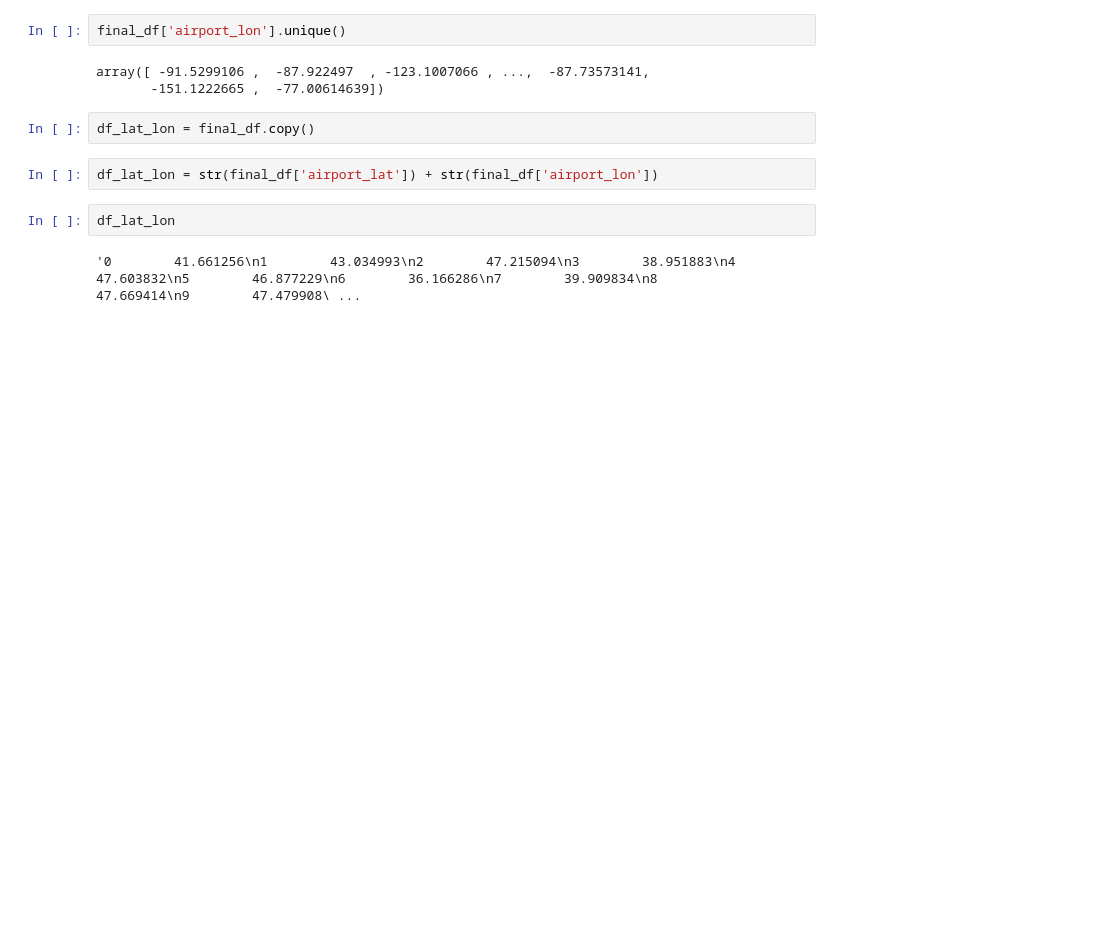
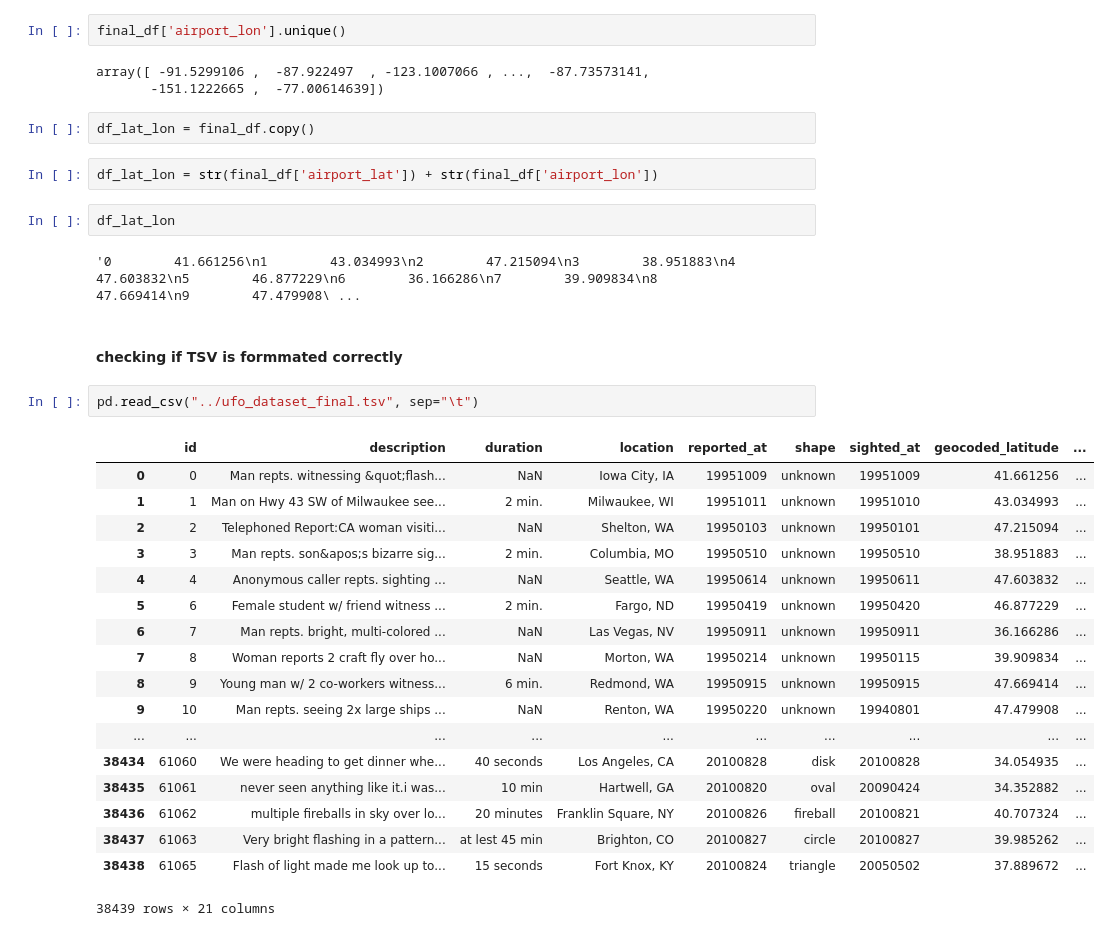
Before and after one commit to sanjay920/UFO_data, a Jupyter notebook: merge_data/Merge all datasets.ipynb, the cells around one changed output. Saved outputs shown, nothing was run; the diff lists cells and outputs as text; blank space fills up the shorter version.

Commit message:
TSV sanity check

```diff
--- a/merge_data/Merge all datasets.ipynb
+++ b/merge_data/Merge all datasets.ipynb
@@ -212,3 +212,26 @@ df_lat_lon = str(final_df['airport_lat']) + str(final_df['airport_lon'])
 df_lat_lon
 # %% [output]
 '0        41.661256\n1        43.034993\n2        47.215094\n3        38.951883\n4        47.603832\n5        46.877229\n6        36.166286\n7        39.909834\n8        47.669414\n9        47.479908\ ...
+# %% [markdown]
+#### checking if TSV is formmated correctly
+# %%
+pd.read_csv("../ufo_dataset_final.tsv", sep="\t")
+# %% [output]
+|  | id | description | duration | location | reported_at | shape | sighted_at | geocoded_latitude | ... |
+| 0 | 0 | Man repts. witnessing &quot;flash... | NaN | Iowa City, IA | 19951009 | unknown | 19951009 | 41.661256 | ... |
+| 1 | 1 | Man on Hwy 43 SW of Milwaukee see... | 2 min. | Milwaukee, WI | 19951011 | unknown | 19951010 | 43.034993 | ... |
+| 2 | 2 | Telephoned Report:CA woman visiti... | NaN | Shelton, WA | 19950103 | unknown | 19950101 | 47.215094 | ... |
+| 3 | 3 | Man repts. son&apos;s bizarre sig... | 2 min. | Columbia, MO | 19950510 | unknown | 19950510 | 38.951883 | ... |
+| 4 | 4 | Anonymous caller repts. sighting ... | NaN | Seattle, WA | 19950614 | unknown | 19950611 | 47.603832 | ... |
+| 5 | 6 | Female student w/ friend witness ... | 2 min. | Fargo, ND | 19950419 | unknown | 19950420 | 46.877229 | ... |
+| 6 | 7 | Man repts. bright, multi-colored ... | NaN | Las Vegas, NV | 19950911 | unknown | 19950911 | 36.166286 | ... |
+| 7 | 8 | Woman reports 2 craft fly over ho... | NaN | Morton, WA | 19950214 | unknown | 19950115 | 39.909834 | ... |
+| 8 | 9 | Young man w/ 2 co-workers witness... | 6 min. | Redmond, WA | 19950915 | unknown | 19950915 | 47.669414 | ... |
+| 9 | 10 | Man repts. seeing 2x large ships ... | NaN | Renton, WA | 19950220 | unknown | 19940801 | 47.479908 | ... |
+| ... | ... | ... | ... | ... | ... | ... | ... | ... | ... |
+| 38434 | 61060 | We were heading to get dinner whe... | 40 seconds | Los Angeles, CA | 20100828 | disk | 20100828 | 34.054935 | ... |
+| 38435 | 61061 | never seen anything like it.i was... | 10 min | Hartwell, GA | 20100820 | oval | 20090424 | 34.352882 | ... |
+| 38436 | 61062 | multiple fireballs in sky over lo... | 20 minutes | Franklin Square, NY | 20100826 | fireball | 20100821 | 40.707324 | ... |
+| 38437 | 61063 | Very bright flashing in a pattern... | at lest 45 min | Brighton, CO | 20100827 | circle | 20100827 | 39.985262 | ... |
+| 38438 | 61065 | Flash of light made me look up to... | 15 seconds | Fort Knox, KY | 20100824 | triangle | 20050502 | 37.889672 | ... |
+38439 rows × 21 columns
```
